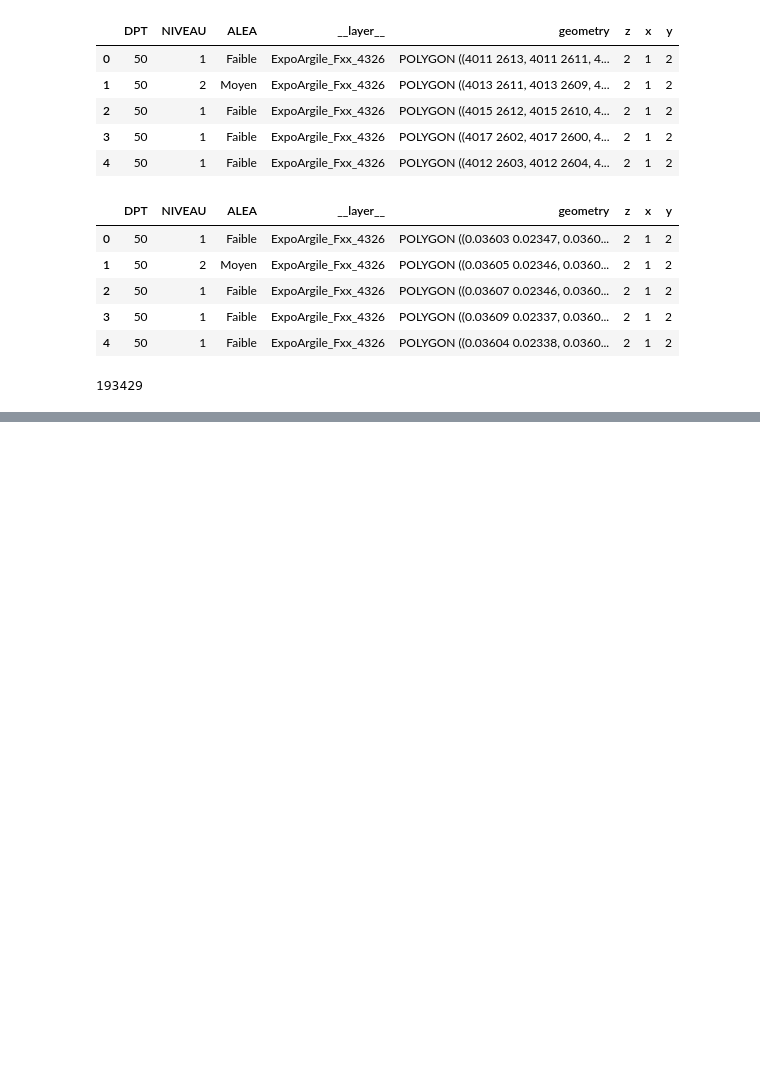
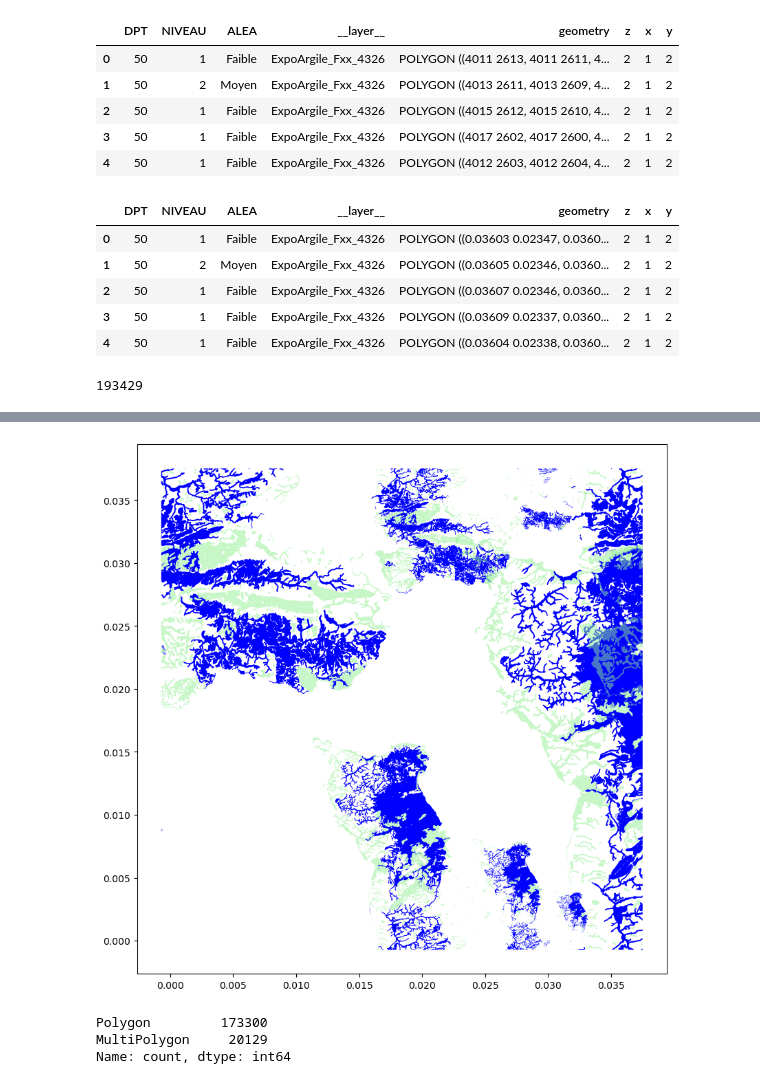
Before and after one commit to Sophie-Monsi/MACHINE-LEARNING-FOR-CLIMATE-RISK, a Jupyter notebook: Database_download.ipynb, the cells around one changed output, grey strips where cells are left out. Saved outputs shown, nothing was run; the diff lists cells and outputs as text; code cells hidden in the pictures; blank space fills up the shorter version.

```diff
--- a/Database_download.ipynb
+++ b/Database_download.ipynb
@@ -254,6 +224,7 @@ def find_mbtiles(folder):
 import sqlite3
 import pandas as pd
 
+# Lecture de chaque fichier .mbtiles
 def mbtiles_to_dfs(mbtiles_path):
     conn = sqlite3.connect(mbtiles_path)
 
@@ -267,19 +238,19 @@ def mbtiles_to_dfs(mbtiles_path):
         try:
             dfs[t] = pd.read_sql_query(f"SELECT * FROM {t}", conn)
         except Exception as e:
-            print("⚠️ Impossible de lire table", t, ":", e)
+            print("Impossible de lire table", t, ":", e)
 
     conn.close()
     return dfs
 
-
+# ressort un dictionnaire de datatframes
 def load_mbtiles_7z(url):
     folder = extract_7z(url)
     mbtiles = find_mbtiles(folder)
     if mbtiles is None:
-        raise FileNotFoundError("❌ Aucun fichier .mbtiles trouvé")
+        raise FileNotFoundError("Aucun fichier .mbtiles trouvé")
 
-    print("✅ Fichier mbtiles trouvé :", mbtiles)
+    print("Fichier mbtiles trouvé :", mbtiles)
     dfs = mbtiles_to_dfs(mbtiles)
     return dfs
 # %%
@@ -348,3 +319,9 @@ Requirement already satisfied: pytz>=2020.1 in c:\users\lisaw\anaconda3\lib\site
 Requirement already satisfied: tzdata>=2022.7 in c:\users\lisaw\anaconda3\lib\site-packages (from pandas>=1.4.0->geopandas) (2023.3)
 Requirement already satisfied: certifi in c:\users\lisaw\anaconda3\lib\site-packages (from pyogrio>=0.7.2->geopandas) (2024.8.30)
 Requirement already satisfied: six>=1.5 in c:\users\lisaw\anaconda3\lib\site-packages (from python-dateutil>=2.8.2->pandas>=1.4.0->geopandas) (1.16.0)
+# %%
+import binascii
+raw = dfs["images"].iloc[0]["tile_data"]
+print(binascii.hexlify(raw[:16]))
+
+# la sortie commence par 1f8b08 qui est la signature d'une compression GZIP
@@ -473,0 +453,34 @@ m
+# %%
+import geopandas as gpd
+import matplotlib.pyplot as plt
+#gdf_z = gdf_wgs84[(gdf_wgs84["z"] == 2) & (gdf_wgs84["DPT"] == "50")]
+gdf_z = gdf_wgs84[gdf_wgs84["DPT"] == "50"]
+
+
+mpolygon = gdf_z[gdf_z.geom_type == "MultiPolygon"]
+polys = gdf_z[gdf_z.geom_type == "Polygon"]
+
+fig, ax = plt.subplots(figsize=(10,10))
+mpolygon.plot(ax=ax, color="blue")
+polys.plot(ax=ax, color="lightgreen", alpha=0.5)
+plt.show()
+
+
+#sample = gdf_z.head(1000)
+#sample.plot(
+#    figsize=(10, 10),
+#    column="__layer__",  # color by layer
+#    legend=True,
+#    alpha=0.7,
+#    linewidth=0.5,
+#    cmap="tab20"
+#)
+#plt.show()
+# %% [output]
+[figure, added]
+# %%
+print(gdf_wgs84.geom_type.value_counts())
+# %% [output]
+Polygon         173300
+MultiPolygon     20129
+Name: count, dtype: int64
```
Also changed, not shown: parts of 17 cells of this notebook.
